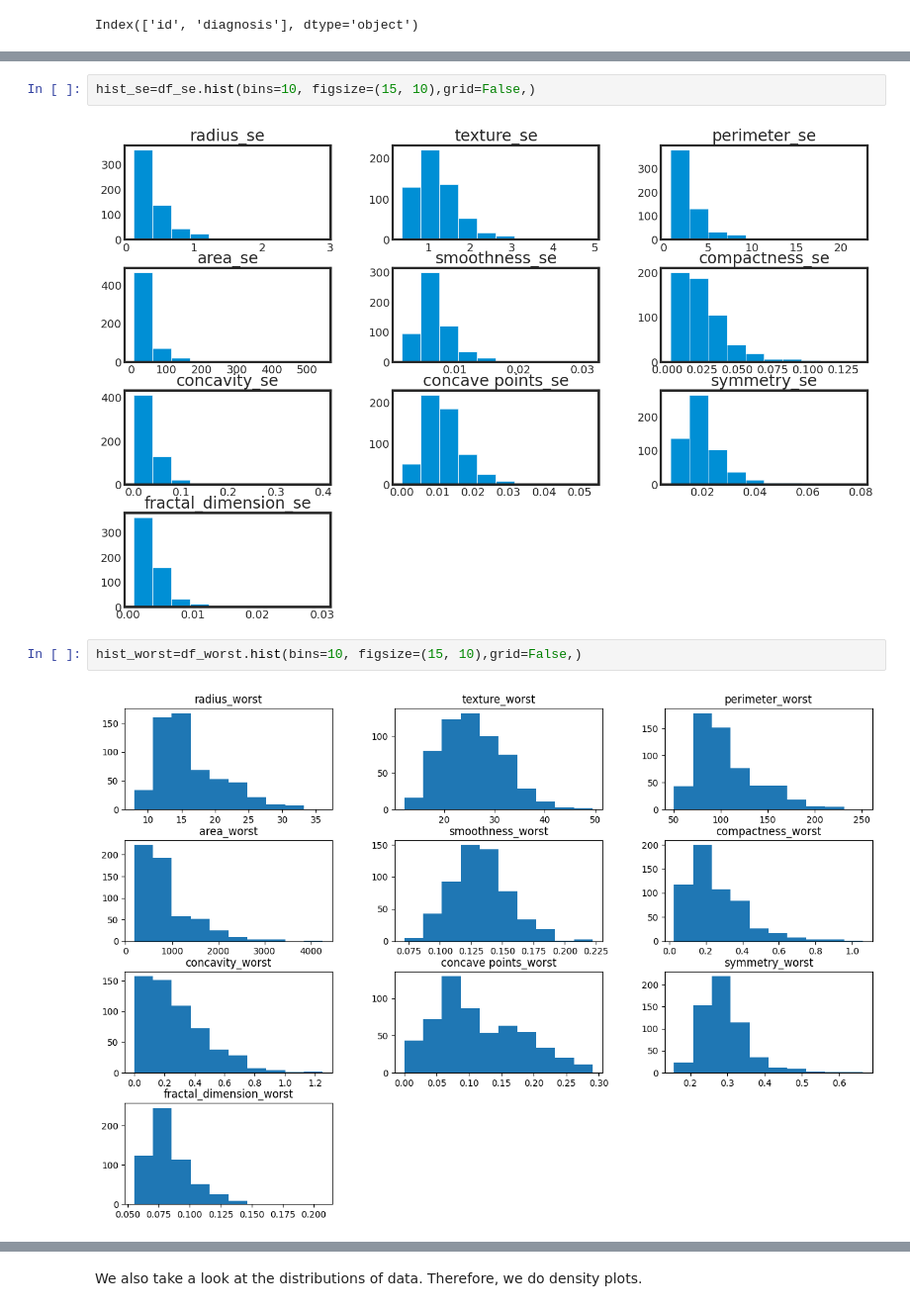
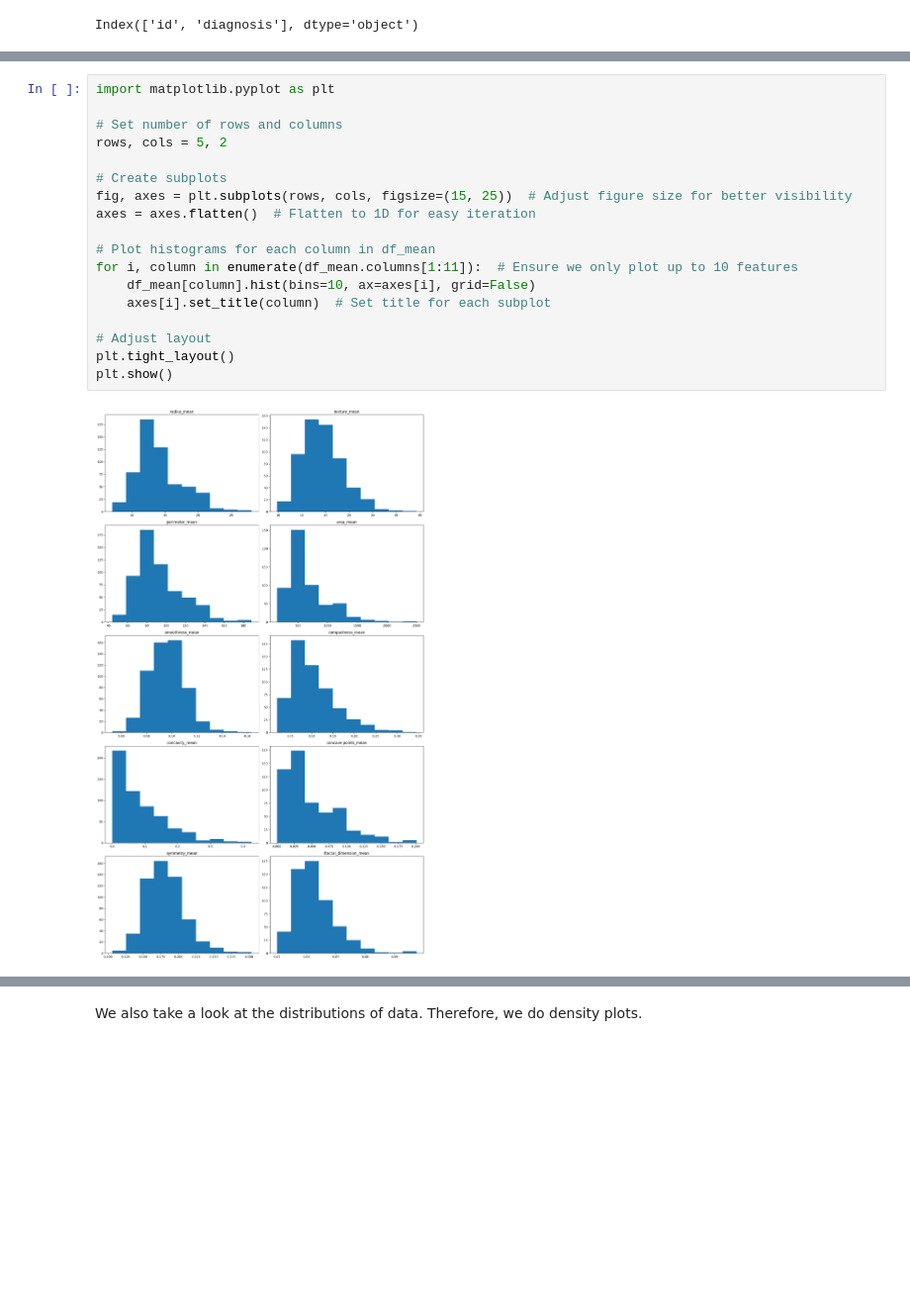
Before and after one commit to NLDL-breast-cancer/NLDL-breast-cancer, a Jupyter notebook: Breast_cancer_prediction.ipynb, the cells around one changed output, grey strips where cells are left out. Shown at 99% size. Saved outputs shown, nothing was run; the diff lists cells and outputs as text; blank space fills up the shorter version.

```diff
--- a/Breast_cancer_prediction.ipynb
+++ b/Breast_cancer_prediction.ipynb
@@ -137,8 +133,20 @@ hist_mean=df_mean.hist(bins=10, figsize=(15, 10),grid=False,)
-# %%
-hist_se=df_se.hist(bins=10, figsize=(15, 10),grid=False,)
-# %% [output]
-[figure, removed]
-# %%
-hist_worst=df_worst.hist(bins=10, figsize=(15, 10),grid=False,)
-# %% [output]
-[figure, removed]
+# %%
+import matplotlib.pyplot as plt
+
+# Set number of rows and columns
+rows, cols = 5, 2
+
+# Create subplots
+fig, axes = plt.subplots(rows, cols, figsize=(15, 25))  # Adjust figure size for better visibility
+axes = axes.flatten()  # Flatten to 1D for easy iteration
+
+# Plot histograms for each column in df_mean
+for i, column in enumerate(df_mean.columns[1:11]):  # Ensure we only plot up to 10 features
+    df_mean[column].hist(bins=10, ax=axes[i], grid=False)
+    axes[i].set_title(column)  # Set title for each subplot
+
+# Adjust layout
+plt.tight_layout()
+plt.show()
+# %% [output]
+[figure, added]
```
Also changed, not shown: parts of 17 cells of this notebook.
